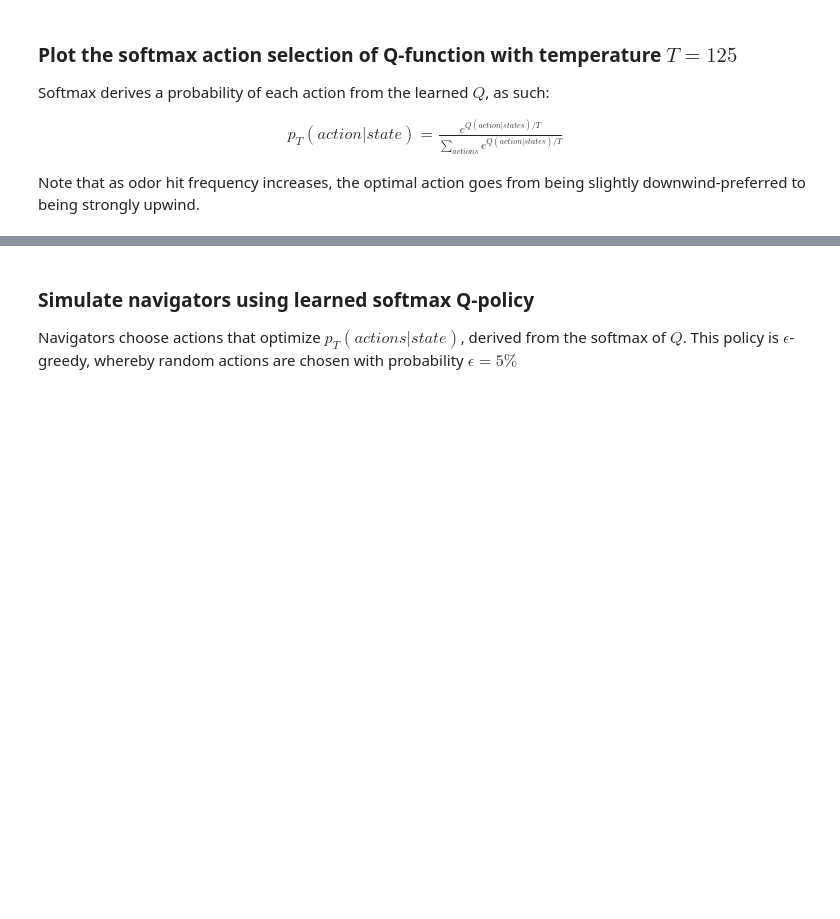
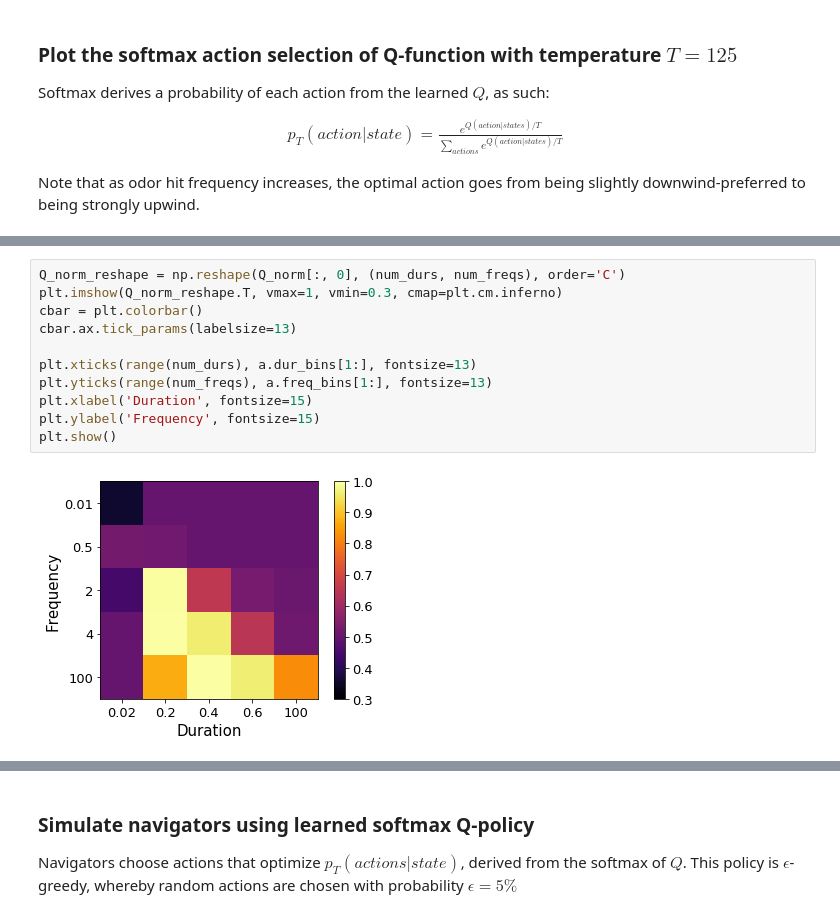
Before and after one commit to niragkadakia/odor-plume-reinforcement-learning, a Jupyter notebook: stochastic-turning-model-freq-dur.ipynb, the cells around one changed output, grey strips where cells are left out. Saved outputs shown, nothing was run; the diff lists cells and outputs as text; blank space fills up the shorter version.

```diff
--- a/stochastic-turning-model-freq-dur.ipynb
+++ b/stochastic-turning-model-freq-dur.ipynb
@@ -159,0 +191,13 @@ No handles with labels found to put in legend.
+# %%
+Q_norm_reshape = np.reshape(Q_norm[:, 0], (num_durs, num_freqs), order='C')
+plt.imshow(Q_norm_reshape.T, vmax=1, vmin=0.3, cmap=plt.cm.inferno)
+cbar = plt.colorbar()
+cbar.ax.tick_params(labelsize=13)
+
+plt.xticks(range(num_durs), a.dur_bins[1:], fontsize=13)
+plt.yticks(range(num_freqs), a.freq_bins[1:], fontsize=13)
+plt.xlabel('Duration', fontsize=15)
+plt.ylabel('Frequency', fontsize=15)
+plt.show()
+# %% [output]
+[figure, added]
```
Also changed, not shown: parts of 7 cells of this notebook, 1 other file.
